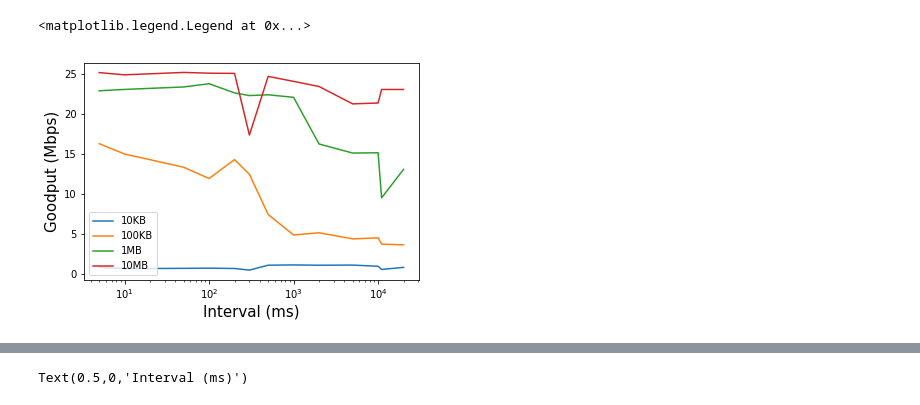
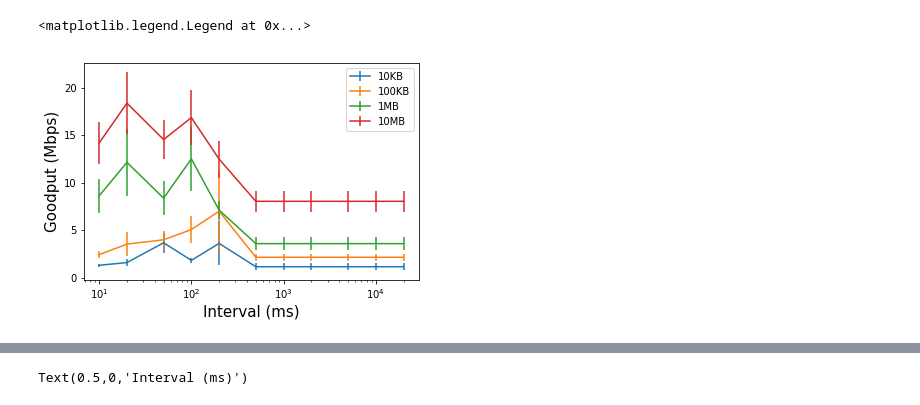
Before and after one commit to lgs96/Test-server, a Jupyter notebook: DataProcessor.ipynb, the cells around one changed output, grey strips where cells are left out. Saved outputs shown, nothing was run; the diff lists cells and outputs as text; code cells hidden in the pictures.

```diff
--- a/DataProcessor.ipynb
+++ b/DataProcessor.ipynb
@@ -4,15 +4,15 @@ import numpy as np
 from matplotlib import pyplot as plt
 # %%
 # uplink case
-f = open('uplink_data/uplink.pickle', 'rb')
+f = open('uplink_data/uplink_pixel3sktlte.pickle', 'rb')
 loaded_data = pickle.load(f)
 # %%
 # downlink case
 f = open('downlink_data/downlink.pickle', 'rb')
 loaded_data = pickle.load(f)
 # %%
-file_size_list = [10, 100, 1000, 10000]
-interval_list = [5, 10, 50, 100, 200, 300, 500, 1000, 2000, 5000, 10000, 11000, 20000]
+file_size_list = [10, 20, 50, 100, 200, 500, 1000, 2000, 5000, 10000]
+interval_list = [10, 20, 50, 100, 200, 500, 1000, 2000, 5000, 10000, 20000]
 
 file_len = len(file_size_list)
 interval_len = len(interval_list)
@@ -57,12 +73,12 @@ No measurement results 10000 20000
 # %%
 ## Goodput vs. Traffic pattern
 
 for i in range(4):
-    plt.plot(interval_list,plot_data[i,:,5])
+    plt.errorbar(interval_list, plot_data[i,:,5], yerr = plot_data[i,:,6])
 plt.xscale("log")
 plt.ylabel("Goodput (Mbps)", size = 15)
 plt.xlabel("Interval (ms)", size = 15)
 plt.legend(['10KB', '100KB', '1MB', '10MB'])
 # %% [output]
 <matplotlib.legend.Legend at 0x...>
-[figure, old version]
+[figure, new version]
```
Also changed, not shown: parts of 4 cells of this notebook, 7 other files.
